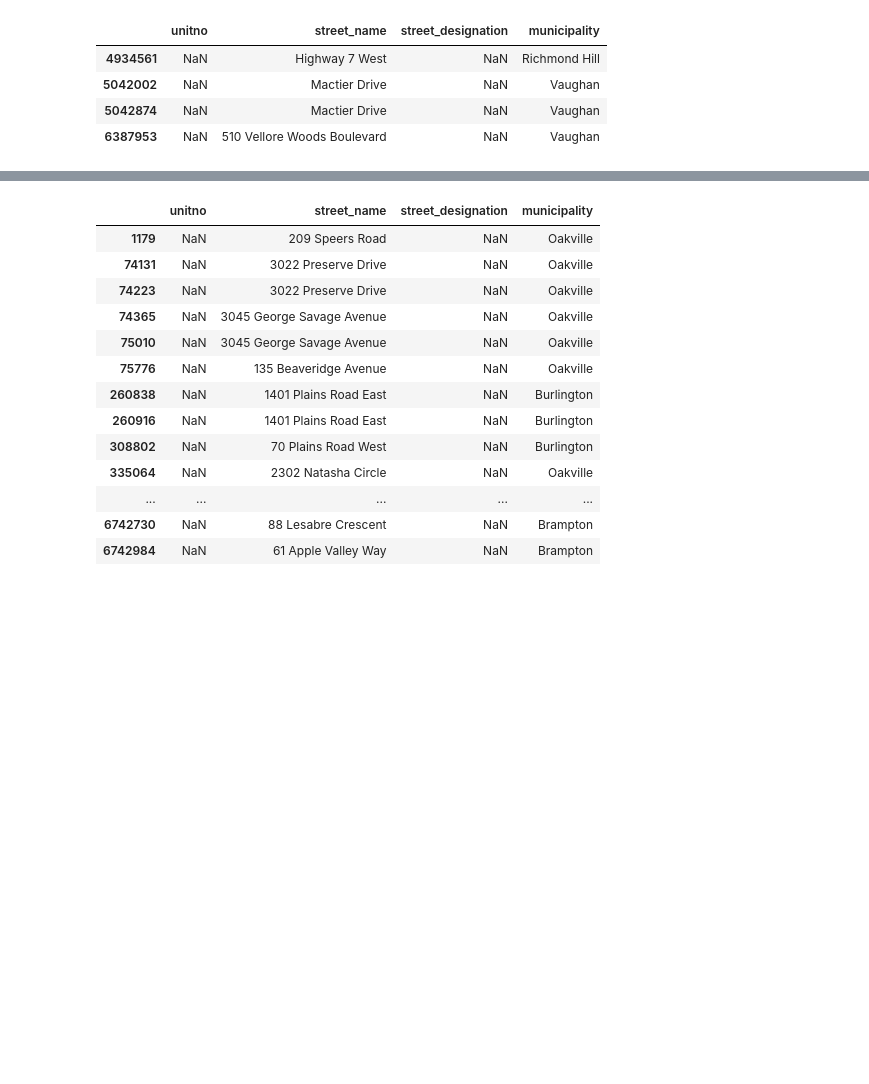
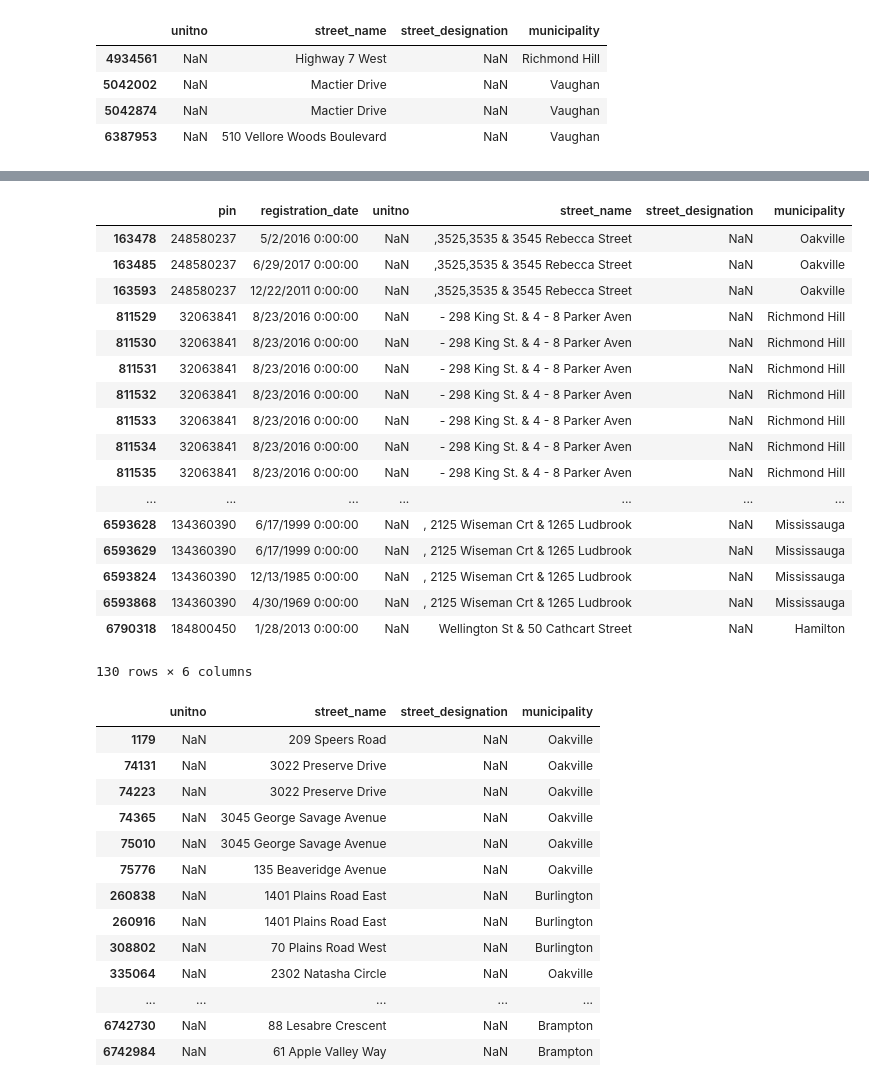
Before and after one commit to stepan-o/geo, a Jupyter notebook: notebooks/2.scrub/2.2_teranet_consistency.ipynb, the cells around one changed output, grey strips where cells are left out. Cells and saved outputs as stored; diff of their text form; code cells hidden in the pictures; blank space fills up the shorter version.

Commit message:
add examples of mupltiple addresses in 'street_name'

```diff
--- a/notebooks/2.scrub/2.2_teranet_consistency.ipynb
+++ b/notebooks/2.scrub/2.2_teranet_consistency.ipynb
@@ -564,0 +567,3 @@ df.loc[mask1, ['unitno', 'street_name', 'street_designation', 'municipality']]
+# %%
+mask1 = df['street_name'].str.match('^&', na=False)
+df.loc[mask1, ['unitno', 'street_name', 'street_designation', 'municipality']]
@@ -564,0 +589,3 @@ df.loc[mask1, ['unitno', 'street_name', 'street_designation', 'municipality']]
+# %%
+df.loc[mask1, 'street_name'] = df.loc[mask1, 'street_name'].str.replace('& ', '')
+df.loc[mask1, ['unitno', 'street_name', 'street_designation', 'municipality']]
@@ -565,3 +638,25 @@ df.loc[mask1, ['unitno', 'street_name', 'street_designation', 'municipality']]
+# %%
+mask1 = df['street_name'].str.contains('&', na=False)
+df.loc[mask1, ['pin', 'registration_date', 'unitno', 'street_name', 'street_designation', 'municipality']]
+# %% [output]
+|  | pin | registration_date | unitno | street_name | street_designation | municipality |
+| 163478 | 248580237 | 5/2/2016 0:00:00 | NaN | ,3525,3535 & 3545 Rebecca Street | NaN | Oakville |
+| 163485 | 248580237 | 6/29/2017 0:00:00 | NaN | ,3525,3535 & 3545 Rebecca Street | NaN | Oakville |
+| 163593 | 248580237 | 12/22/2011 0:00:00 | NaN | ,3525,3535 & 3545 Rebecca Street | NaN | Oakville |
+| 811529 | 32063841 | 8/23/2016 0:00:00 | NaN | - 298 King St. & 4 - 8 Parker Aven | NaN | Richmond Hill |
+| 811530 | 32063841 | 8/23/2016 0:00:00 | NaN | - 298 King St. & 4 - 8 Parker Aven | NaN | Richmond Hill |
+| 811531 | 32063841 | 8/23/2016 0:00:00 | NaN | - 298 King St. & 4 - 8 Parker Aven | NaN | Richmond Hill |
+| 811532 | 32063841 | 8/23/2016 0:00:00 | NaN | - 298 King St. & 4 - 8 Parker Aven | NaN | Richmond Hill |
+| 811533 | 32063841 | 8/23/2016 0:00:00 | NaN | - 298 King St. & 4 - 8 Parker Aven | NaN | Richmond Hill |
+| 811534 | 32063841 | 8/23/2016 0:00:00 | NaN | - 298 King St. & 4 - 8 Parker Aven | NaN | Richmond Hill |
+| 811535 | 32063841 | 8/23/2016 0:00:00 | NaN | - 298 King St. & 4 - 8 Parker Aven | NaN | Richmond Hill |
+| ... | ... | ... | ... | ... | ... | ... |
+| 6593628 | 134360390 | 6/17/1999 0:00:00 | NaN | , 2125 Wiseman Crt & 1265 Ludbrook | NaN | Mississauga |
+| 6593629 | 134360390 | 6/17/1999 0:00:00 | NaN | , 2125 Wiseman Crt & 1265 Ludbrook | NaN | Mississauga |
+| 6593824 | 134360390 | 12/13/1985 0:00:00 | NaN | , 2125 Wiseman Crt & 1265 Ludbrook | NaN | Mississauga |
+| 6593868 | 134360390 | 4/30/1969 0:00:00 | NaN | , 2125 Wiseman Crt & 1265 Ludbrook | NaN | Mississauga |
+| 6790318 | 184800450 | 1/28/2013 0:00:00 | NaN | Wellington St & 50 Cathcart Street | NaN | Hamilton |
+130 rows × 6 columns
 # %%
 mask1 = df['street_name'].str.contains('^\d', na=False, case=False)
 mask2 = df['street_designation'].isnull()
```
Also changed, not shown: parts of 9 cells of this notebook.
